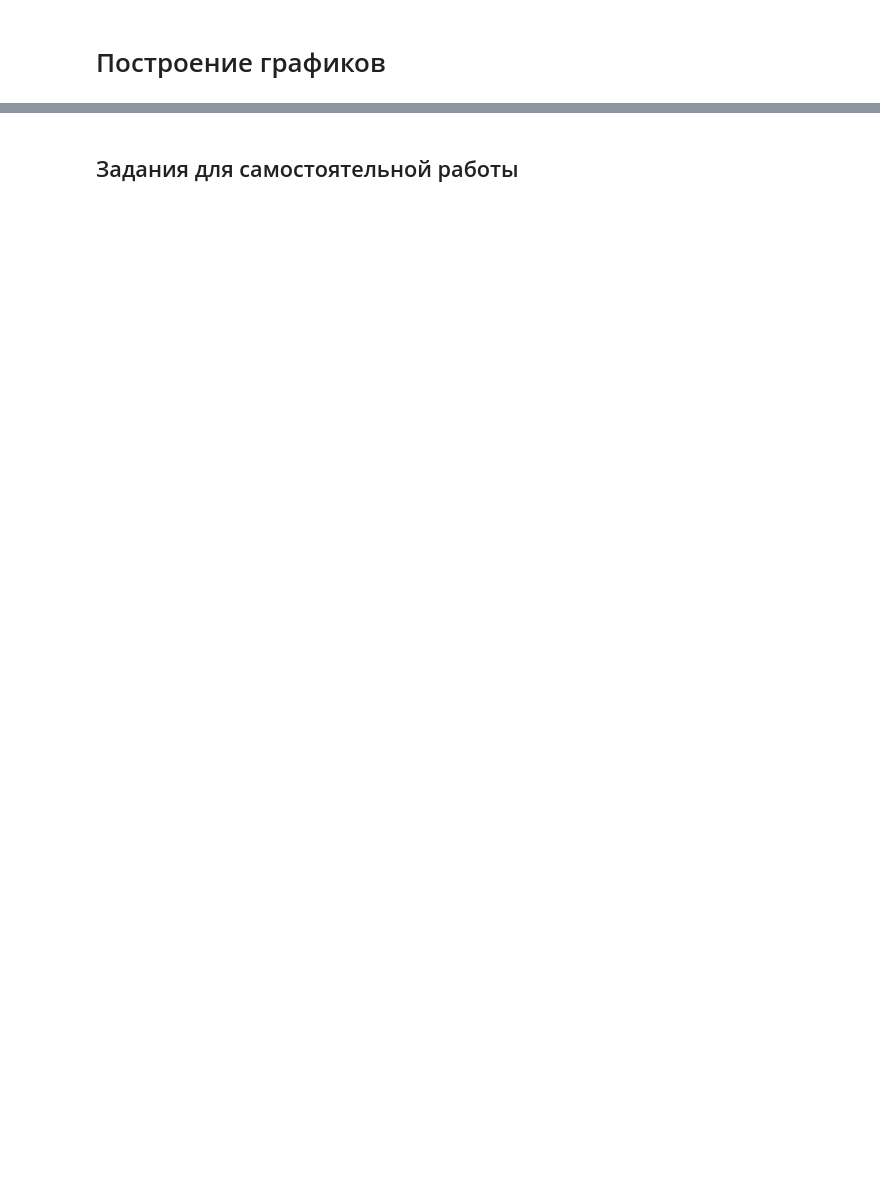
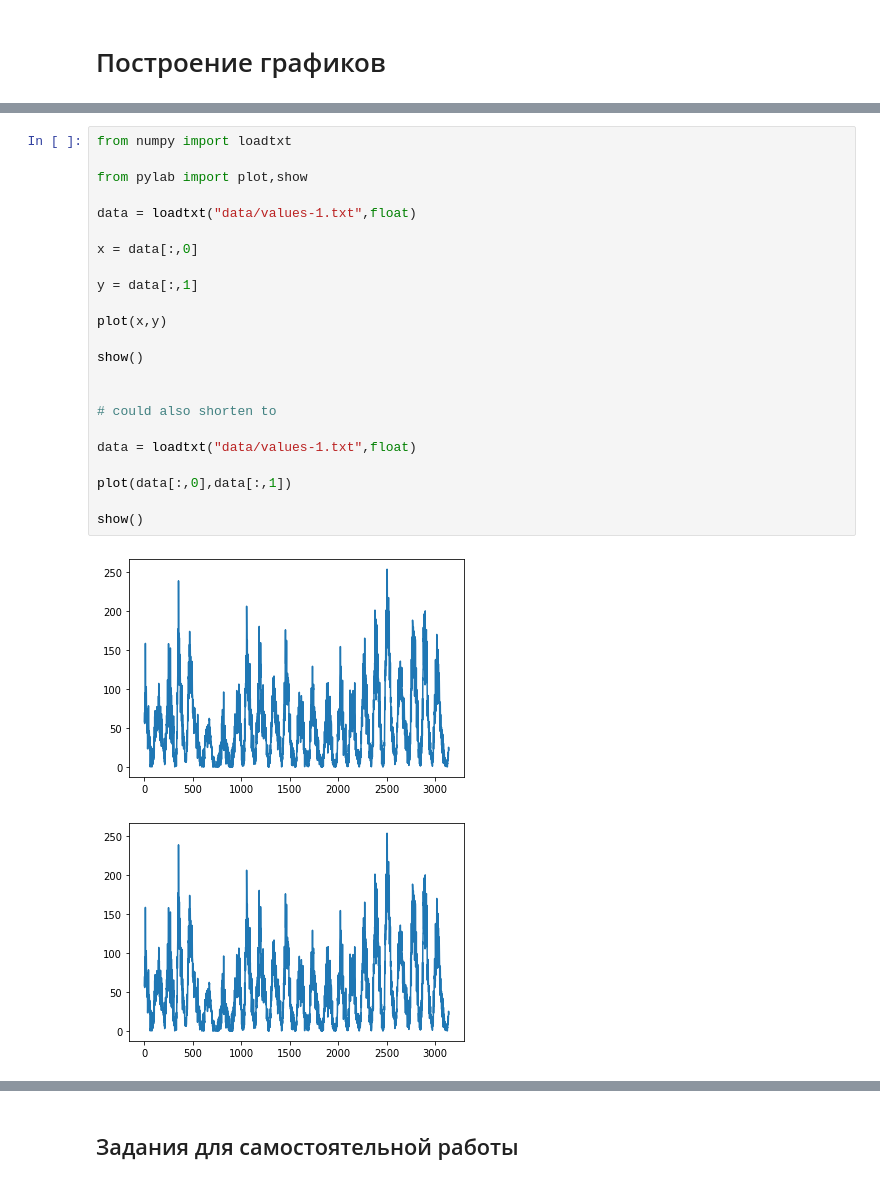
Before and after one commit to konstgav/computational-physics-python, a Jupyter notebook: Plotting.ipynb, the cells around one changed output, grey strips where cells are left out. Drawn from its saved outputs; the diff is of its cells as text; blank space fills up the shorter version.

```diff
--- a/Plotting.ipynb
+++ b/Plotting.ipynb
@@ -2,0 +39,26 @@
+# %%
+from numpy import loadtxt
+
+from pylab import plot,show
+
+data = loadtxt("data/values-1.txt",float)
+
+x = data[:,0]
+
+y = data[:,1]
+
+plot(x,y)
+
+show()
+
+
+# could also shorten to
+
+data = loadtxt("data/values-1.txt",float)
+
+plot(data[:,0],data[:,1])
+
+show()
+# %% [output]
+[figure, added]
+[figure, added]
```
Also changed, not shown: parts of 9 cells of this notebook, 9 other files.
